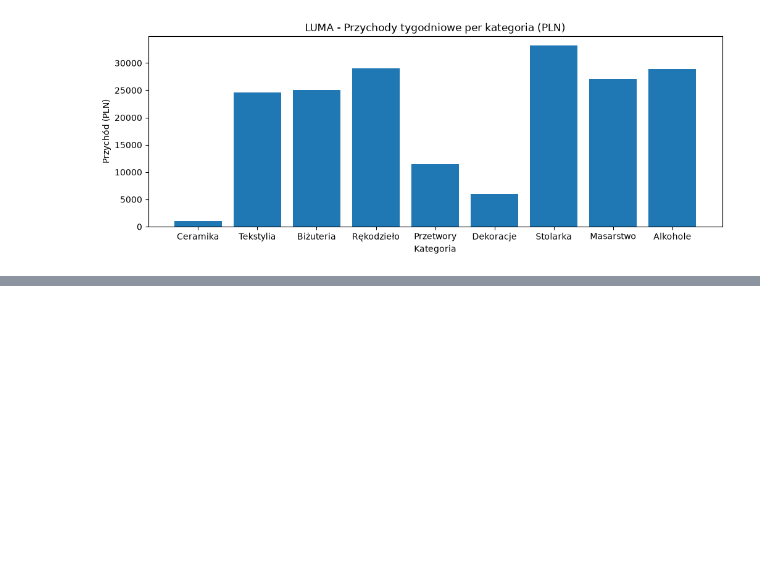
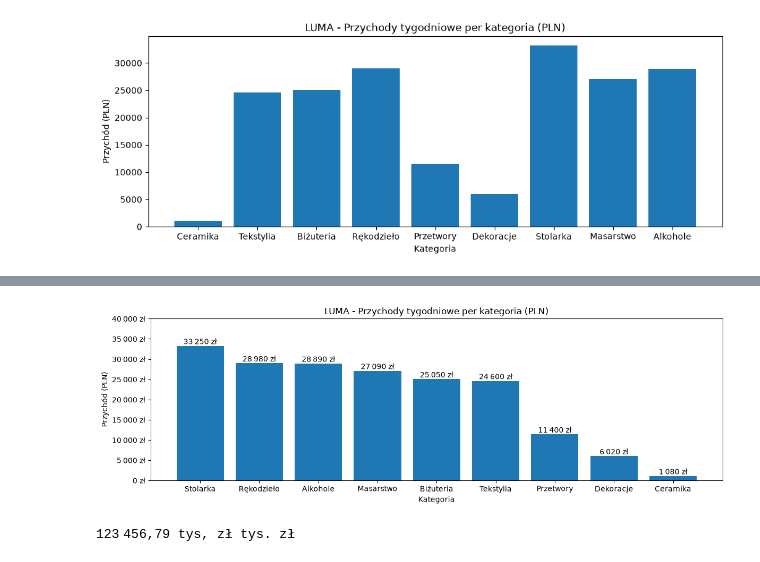
Before and after one commit to NeoNeqs/DataVisualization, a Jupyter notebook: 01-bar.ipynb, the cells around one changed output, grey strips where cells are left out. Saved outputs shown, nothing was run; the diff lists cells and outputs as text; code cells hidden in the pictures; blank space fills up the shorter version.

```diff
--- a/01-bar.ipynb
+++ b/01-bar.ipynb
@@ -133,0 +152,5 @@ plt.show()
+# %%
+def format_ytics_tys():
+    ypos, _ = plt.yticks()
+    ylab_new = [format_pln(y) for y in ypos]
+    plt.yticks(ypos, ylab_new)
@@ -133,0 +174,34 @@ plt.show()
+# %%
+plt.figure(figsize=(12, 4))
+bars = plt.bar(categories, heights)
+pad_axis()
+label_bars_pln(bars)
+plt.title("LUMA - Przychody tygodniowe per kategoria (PLN)")
+format_ytics_tys()
+plt.xlabel("Kategoria")
+plt.ylabel("Przychód (PLN)")
+plt.tight_layout()
+plt.show()
+# %% [output]
+[figure, added]
+# %%
+def format_tys(x: float, decimals=0) -> str:
+    value = x / 1000.0
+    if decimals == 0:
+        s = f"{int(round(value)):,}".replace(",", "\u202f")
+    else:
+        s = f"{value:,.{decimals}f} tys. zł".replace(",", "\u202f").replace(".", ",")
+    return s + " tys. zł"
+
+
+def format_mln(x: float, decimals=0) -> str:
+    value = x / 1_000_000.0
+    if decimals == 0:
+        return f"{int(round(value)):,} mln zł".replace(",", "\u202f")
+    else:
+        return f"{value:,.{decimals}f} mln zł".replace(",", "\u202f").replace(".", ",")
+
+
+print(format_tys(123456789.456, 2))
+# %% [output]
+123 456,79 tys, zł tys. zł
```
Also changed, not shown: parts of 7 cells of this notebook.
